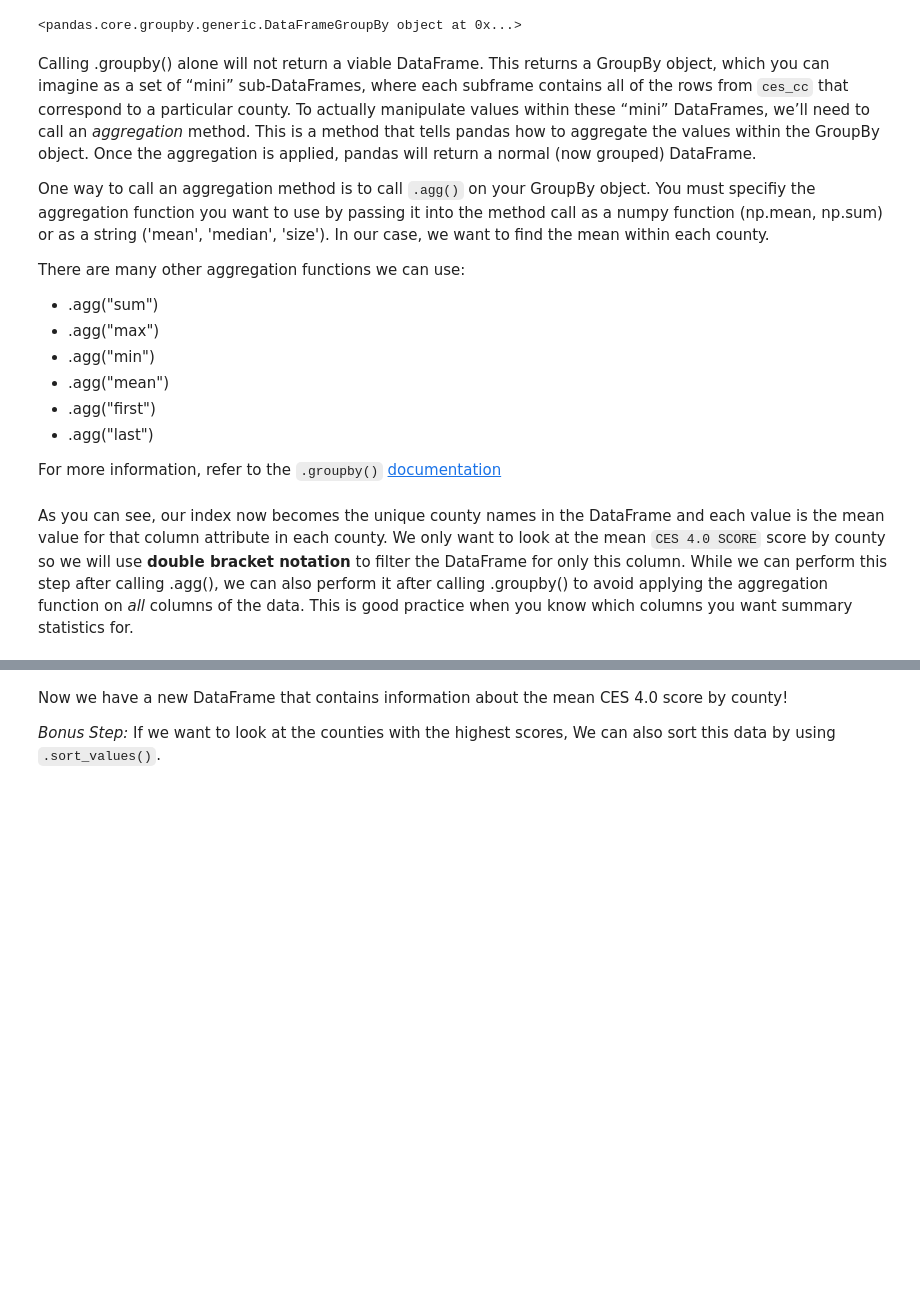
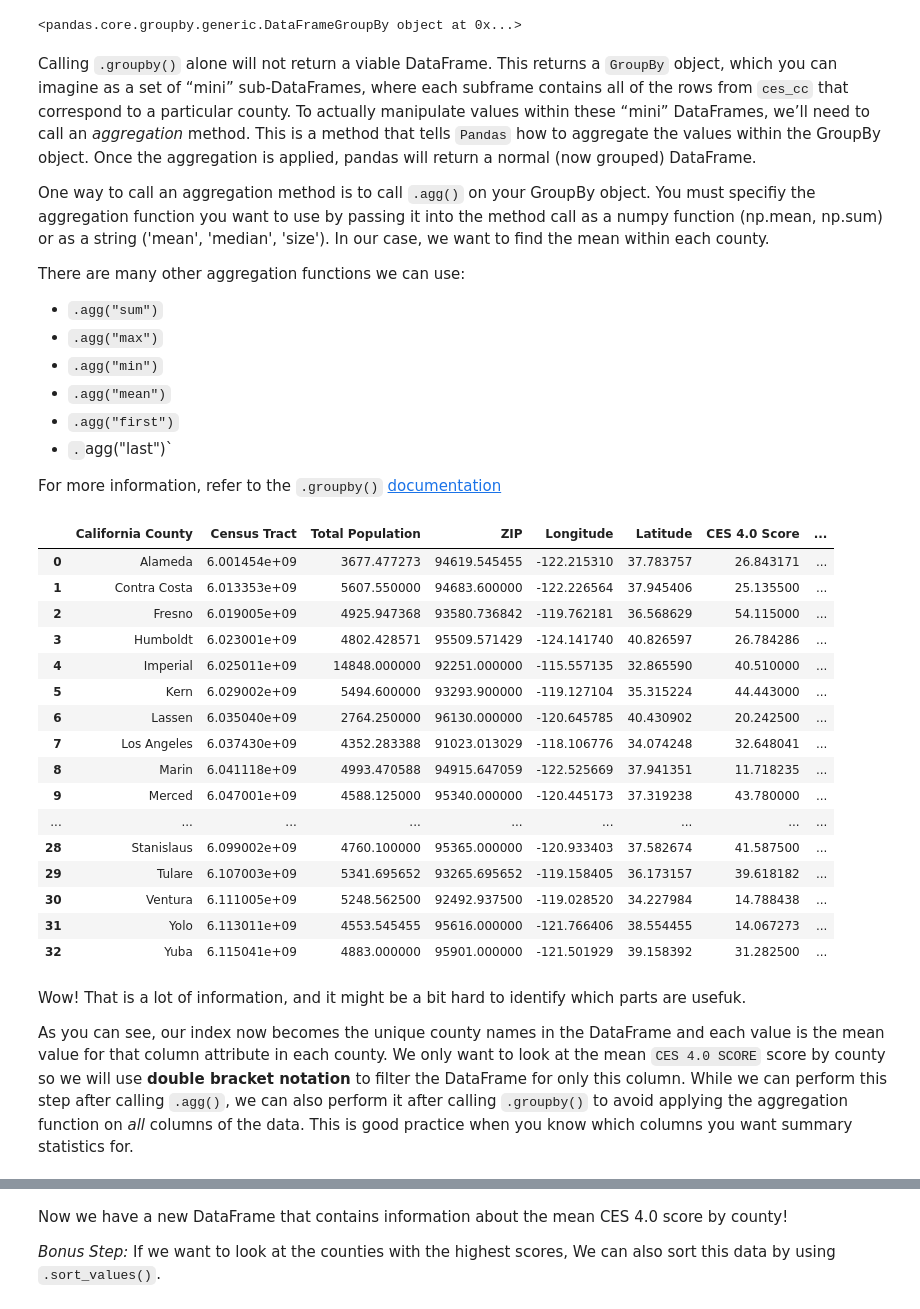
Before and after one commit to ds-modules/ecc-cs9, a Jupyter notebook: ces/proj1.ipynb, the cells around one changed output, grey strips where cells are left out. Cells and saved outputs as stored; diff of their text form; code cells hidden in the pictures; blank space fills up the shorter version.

```diff
--- a/ces/proj1.ipynb
+++ b/ces/proj1.ipynb
@@ -424,25 +476,45 @@ ces_cc.groupby('California County')
 # %% [output]
 <pandas.core.groupby.generic.DataFrameGroupBy object at 0x...>
 # %% [markdown]
-Calling .groupby() alone will not return a viable DataFrame. This returns a GroupBy object, which you can imagine as a set of “mini” sub-DataFrames, where each subframe contains all of the rows from `ces_cc` that correspond to a particular county. To actually manipulate values within these “mini” DataFrames, we’ll need to call an *aggregation* method. This is a method that tells pandas how to aggregate the values within the GroupBy object. Once the aggregation is applied, pandas will return a normal (now grouped) DataFrame.
+Calling `.groupby()` alone will not return a viable DataFrame. This returns a `GroupBy` object, which you can imagine as a set of “mini” sub-DataFrames, where each subframe contains all of the rows from `ces_cc` that correspond to a particular county. To actually manipulate values within these “mini” DataFrames, we’ll need to call an *aggregation* method. This is a method that tells `Pandas` how to aggregate the values within the GroupBy object. Once the aggregation is applied, pandas will return a normal (now grouped) DataFrame.
 
 One way to call an aggregation method is to call `.agg()` on your GroupBy object. You must specifiy the aggregation function you want to use by passing it into the method call as a numpy function (np.mean, np.sum) or as a string ('mean', 'median', 'size'). In our case, we want to find the mean within each county.
 
 There are many other aggregation functions we can use:
-- .agg("sum")
-- .agg("max")
-- .agg("min")
-- .agg("mean")
-- .agg("first")
-- .agg("last")
+- `.agg("sum")`
+- `.agg("max")`
+- `.agg("min")`
+- `.agg("mean")`
+- `.agg("first")`
+- `.`agg("last")`
 
 For more information, refer to the `.groupby()` [documentation](https://pandas.pydata.org/pandas-docs/stable/reference/api/pandas.DataFrame.groupby.html)
 # %%
 # DEMO: Step 2
 
-ces_cc.groupby('California County').agg('mean')
+ces_cc.groupby('California County').mean(numeric_only=True).reset_index()
+# %% [output]
+|  | California County | Census Tract | Total Population | ZIP | Longitude | Latitude | CES 4.0 Score | ... |
+| 0 | Alameda | 6.001454e+09 | 3677.477273 | 94619.545455 | -122.215310 | 37.783757 | 26.843171 | ... |
+| 1 | Contra Costa | 6.013353e+09 | 5607.550000 | 94683.600000 | -122.226564 | 37.945406 | 25.135500 | ... |
+| 2 | Fresno | 6.019005e+09 | 4925.947368 | 93580.736842 | -119.762181 | 36.568629 | 54.115000 | ... |
+| 3 | Humboldt | 6.023001e+09 | 4802.428571 | 95509.571429 | -124.141740 | 40.826597 | 26.784286 | ... |
+| 4 | Imperial | 6.025011e+09 | 14848.000000 | 92251.000000 | -115.557135 | 32.865590 | 40.510000 | ... |
+| 5 | Kern | 6.029002e+09 | 5494.600000 | 93293.900000 | -119.127104 | 35.315224 | 44.443000 | ... |
+| 6 | Lassen | 6.035040e+09 | 2764.250000 | 96130.000000 | -120.645785 | 40.430902 | 20.242500 | ... |
+| 7 | Los Angeles | 6.037430e+09 | 4352.283388 | 91023.013029 | -118.106776 | 34.074248 | 32.648041 | ... |
+| 8 | Marin | 6.041118e+09 | 4993.470588 | 94915.647059 | -122.525669 | 37.941351 | 11.718235 | ... |
+| 9 | Merced | 6.047001e+09 | 4588.125000 | 95340.000000 | -120.445173 | 37.319238 | 43.780000 | ... |
+| ... | ... | ... | ... | ... | ... | ... | ... | ... |
+| 28 | Stanislaus | 6.099002e+09 | 4760.100000 | 95365.000000 | -120.933403 | 37.582674 | 41.587500 | ... |
+| 29 | Tulare | 6.107003e+09 | 5341.695652 | 93265.695652 | -119.158405 | 36.173157 | 39.618182 | ... |
+| 30 | Ventura | 6.111005e+09 | 5248.562500 | 92492.937500 | -119.028520 | 34.227984 | 14.788438 | ... |
+| 31 | Yolo | 6.113011e+09 | 4553.545455 | 95616.000000 | -121.766406 | 38.554455 | 14.067273 | ... |
+| 32 | Yuba | 6.115041e+09 | 4883.000000 | 95901.000000 | -121.501929 | 39.158392 | 31.282500 | ... |
 # %% [markdown]
-As you can see, our index now becomes the unique county names in the DataFrame and each value is the mean value for that column attribute in each county. We only want to look at the mean `CES 4.0 SCORE` score by county so we will use **double bracket notation** to filter the DataFrame for only this column. While we can perform this step after calling .agg(), we can also perform it after calling .groupby() to avoid applying the aggregation function on *all* columns of the data. This is good practice when you know which columns you want summary statistics for.
+Wow! That is a lot of information, and it might be a bit hard to identify which parts are usefuk.
+
+As you can see, our index now becomes the unique county names in the DataFrame and each value is the mean value for that column attribute in each county. We only want to look at the mean `CES 4.0 SCORE` score by county so we will use **double bracket notation** to filter the DataFrame for only this column. While we can perform this step after calling `.agg()`, we can also perform it after calling `.groupby()` to avoid applying the aggregation function on *all* columns of the data. This is good practice when you know which columns you want summary statistics for.
 # %%
 # DEMO: Step 3
 
```
Also changed, not shown: parts of 18 cells of this notebook, 1 other file.
